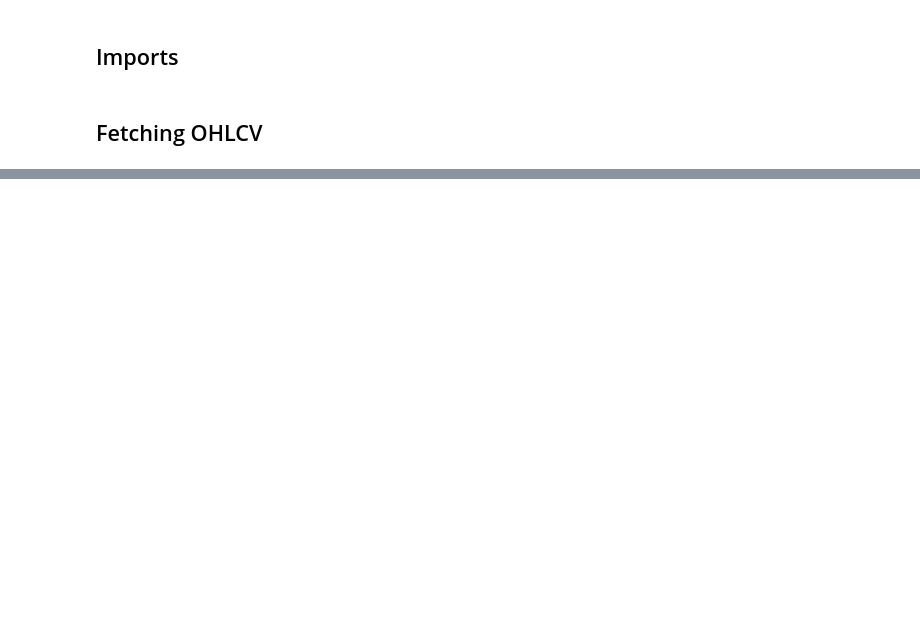
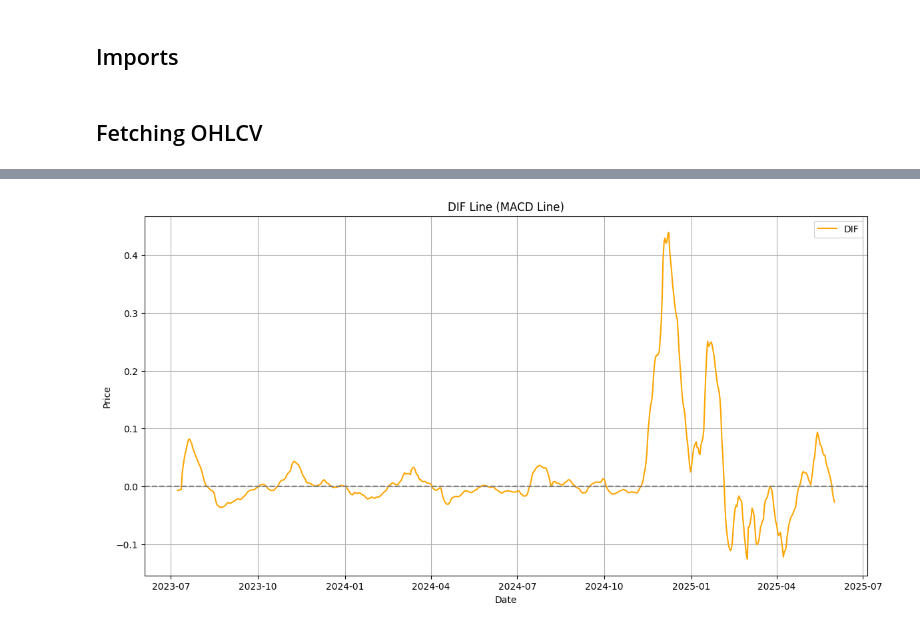
Before and after one commit to Ahkylez/Crypto-Indicators, a Jupyter notebook: crypto_indicators.ipynb, the cells around one changed output, grey strips where cells are left out. Drawn from its saved outputs; the diff is of its cells as text; code cells hidden in the pictures; blank space fills up the shorter version.

```diff
--- a/crypto_indicators.ipynb
+++ b/crypto_indicators.ipynb
@@ -40,2 +92,15 @@ df.head()
+# %%
+plt.figure(figsize=(14, 7))
+plt.plot(df.index, df['DIF'], label='DIF', color='orange')
+plt.axhline(0, color='gray', linestyle='--')  # zero line
+plt.xlabel("Date")
+plt.ylabel("Price")
+plt.title("DIF Line (MACD Line)")
+plt.grid(True)
+plt.legend()
+
+plt.show()
+# %% [output]
+[figure, added]
 # %% [markdown]
 ## MACD(9)
```
Also changed, not shown: parts of 17 cells of this notebook.
